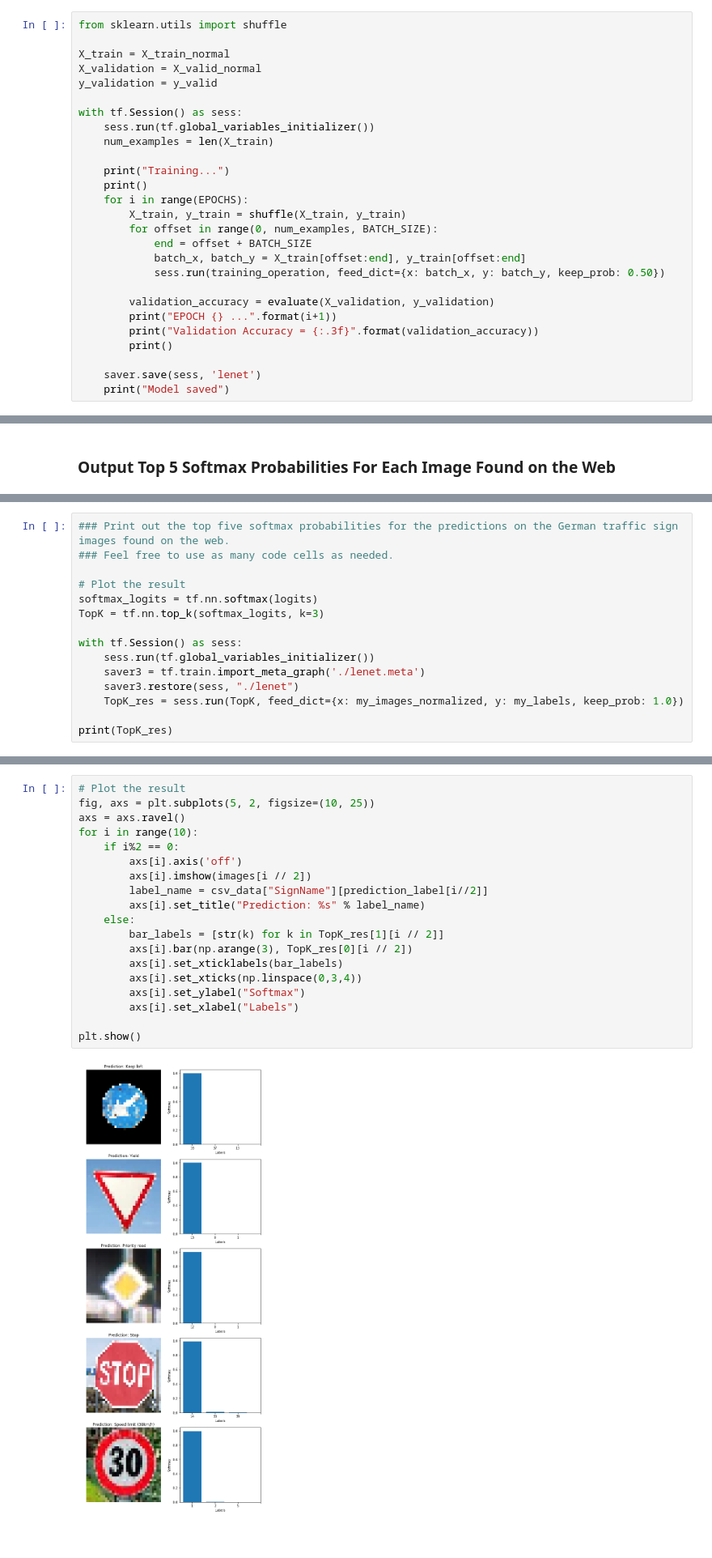
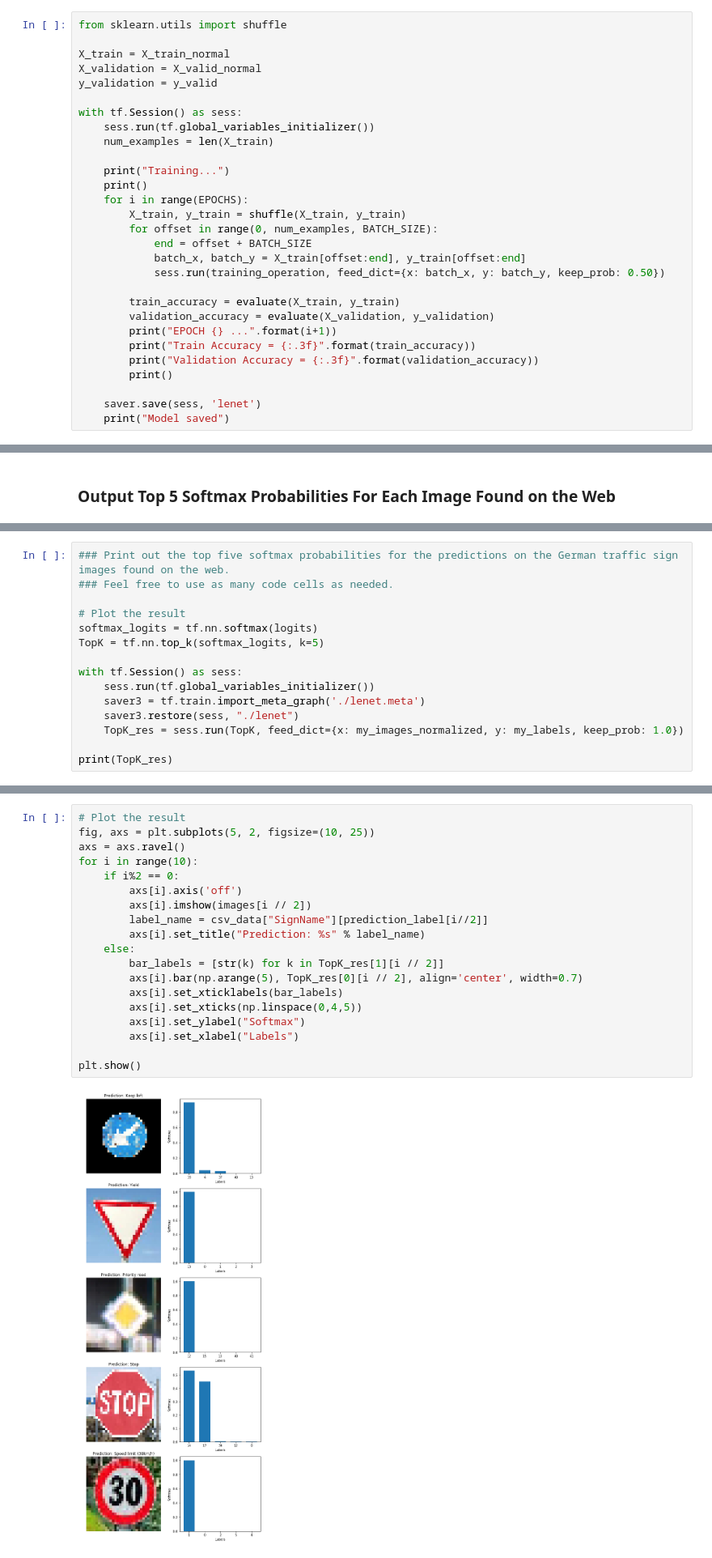
Before and after one commit to renyilin/CarND-Traffic-Sign-Classifier-Project, a Jupyter notebook: Traffic_Sign_Classifier.ipynb, the cells around one changed output, grey strips where cells are left out. Shown: that part at 81% size. Cells and saved outputs as stored; diff of their text form.

```diff
--- a/Traffic_Sign_Classifier.ipynb
+++ b/Traffic_Sign_Classifier.ipynb
@@ -353,8 +361,10 @@ with tf.Session() as sess:
             batch_x, batch_y = X_train[offset:end], y_train[offset:end]
             sess.run(training_operation, feed_dict={x: batch_x, y: batch_y, keep_prob: 0.50})
 
+        train_accuracy = evaluate(X_train, y_train)
         validation_accuracy = evaluate(X_validation, y_validation)
         print("EPOCH {} ...".format(i+1))
+        print("Train Accuracy = {:.3f}".format(train_accuracy))
         print("Validation Accuracy = {:.3f}".format(validation_accuracy))
         print()
 
@@ -506,7 +516,7 @@ Looking just at the first row we get `[ 0.34763842,  0.24879643,  0.12789202]`,
 
 # Plot the result
 softmax_logits = tf.nn.softmax(logits)
-TopK = tf.nn.top_k(softmax_logits, k=3)
+TopK = tf.nn.top_k(softmax_logits, k=5)
 
 with tf.Session() as sess:
     sess.run(tf.global_variables_initializer())
@@ -529,24 +544,24 @@ TopKV2(values=array([[  1.00000000e+00,   3.19993032e-09,   1.36778479e-11],
 # %%
 # Plot the result
 fig, axs = plt.subplots(5, 2, figsize=(10, 25))
 axs = axs.ravel()
 for i in range(10):
     if i%2 == 0:
         axs[i].axis('off')
         axs[i].imshow(images[i // 2])
         label_name = csv_data["SignName"][prediction_label[i//2]]
         axs[i].set_title("Prediction: %s" % label_name)
     else:
         bar_labels = [str(k) for k in TopK_res[1][i // 2]]
-        axs[i].bar(np.arange(3), TopK_res[0][i // 2])
+        axs[i].bar(np.arange(5), TopK_res[0][i // 2], align='center', width=0.7)
         axs[i].set_xticklabels(bar_labels)
-        axs[i].set_xticks(np.linspace(0,3,4))
+        axs[i].set_xticks(np.linspace(0,4,5))
         axs[i].set_ylabel("Softmax")
         axs[i].set_xlabel("Labels")
 
 plt.show()
 # %% [output]
-[figure, old version]
+[figure, new version]
 # %% [markdown]
 ### Project Writeup
 
```
Also changed, not shown: parts of 8 cells of this notebook, 11 other files.
